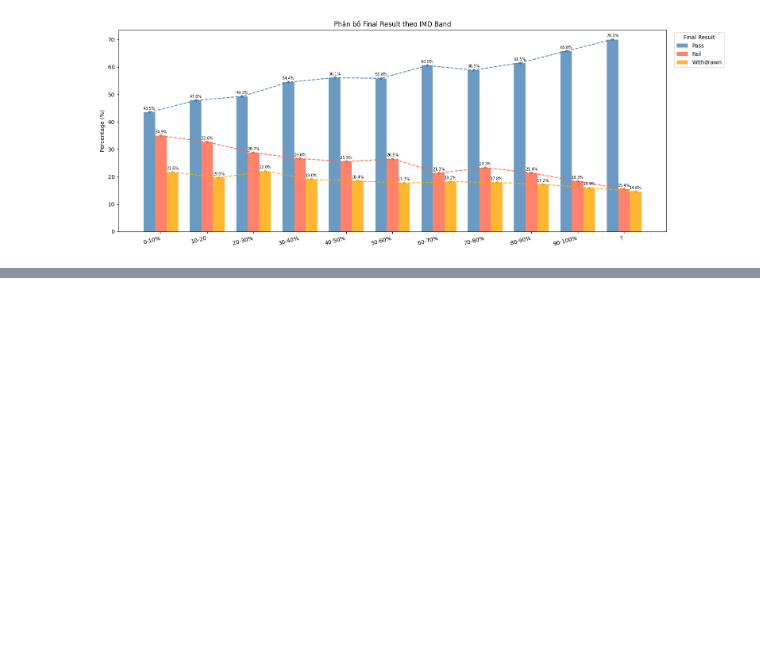
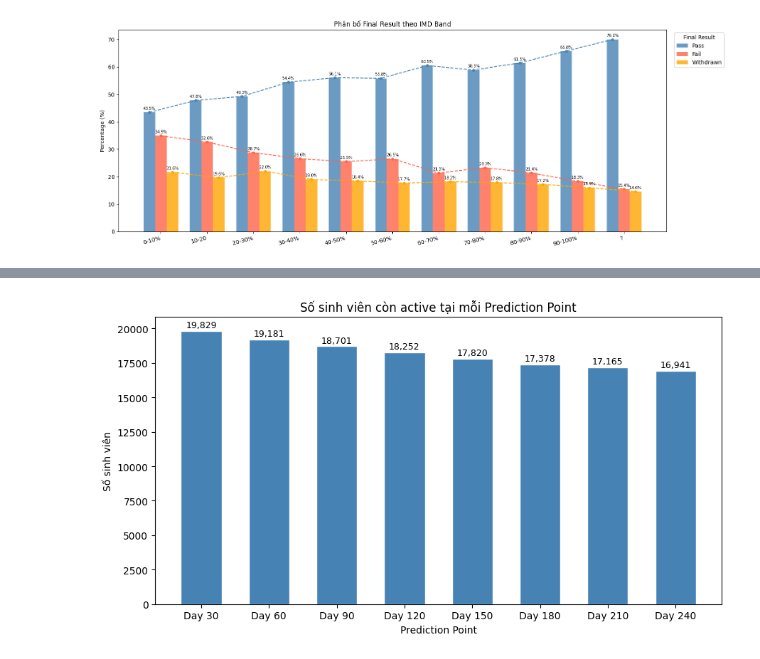
Before and after one commit to thiennguyen37-qn/early-academic-risk-warning, a Jupyter notebook: notebooks/demo.ipynb, the cells around one changed output, grey strips where cells are left out. Saved outputs shown, nothing was run; the diff lists cells and outputs as text; code cells hidden in the pictures; blank space fills up the shorter version.

Commit message:
Implement descriptive statistics and visualization for dynamic features

```diff
--- a/notebooks/demo.ipynb
+++ b/notebooks/demo.ipynb
@@ -1002,6 +986,17 @@ plt.show()
 # %%
-# def remove_columns(df):
-#     new_df = df.copy()
-#     new_df = new_df.drop(columns=['id_student', 'code_module', 'code_presentation', 'date_registration',
-#                                   'date_unregistration', 'prediction_point', 'final_result'])
-#     return new_df
+dynamic_features = [
+    'total_clicks',
+    'active_weeks',
+    'avg_weekly_clicks',
+    'num_submitted',
+    'avg_score',
+    'submission_rate',
+    'num_failed',
+    'avg_days_early',
+]
+
+id_cols = ['id_student', 'code_module', 'code_presentation', 'prediction_point']
+
+dynamic_df = train[id_cols + dynamic_features + ['final_result']].copy()
+
+dynamic_df.head()
@@ -1007,0 +1047,26 @@ plt.show()
+# %%
+students_per_point = (
+    dynamic_df.groupby('prediction_point')['id_student']
+    .nunique()
+    .reset_index(name='num_students')
+)
+
+plt.figure(figsize=(9, 5))
+bars = plt.bar(
+    students_per_point['prediction_point'],
+    students_per_point['num_students'],
+    width=18, color='steelblue', edgecolor='white'
+)
+
+for bar, val in zip(bars, students_per_point['num_students']):
+    plt.text(bar.get_x() + bar.get_width() / 2, bar.get_height() + 100,
+             f'{val:,}', ha='center', va='bottom', fontsize=9)
+
+plt.xticks(SNAPSHOTS, [f'Day {t}' for t in SNAPSHOTS])
+plt.xlabel('Prediction Point')
+plt.ylabel('Số sinh viên')
+plt.title('Số sinh viên còn active tại mỗi Prediction Point')
+plt.tight_layout()
+plt.show()
+# %% [output]
+[figure, added]
```
Also changed, not shown: parts of 11 cells of this notebook.
